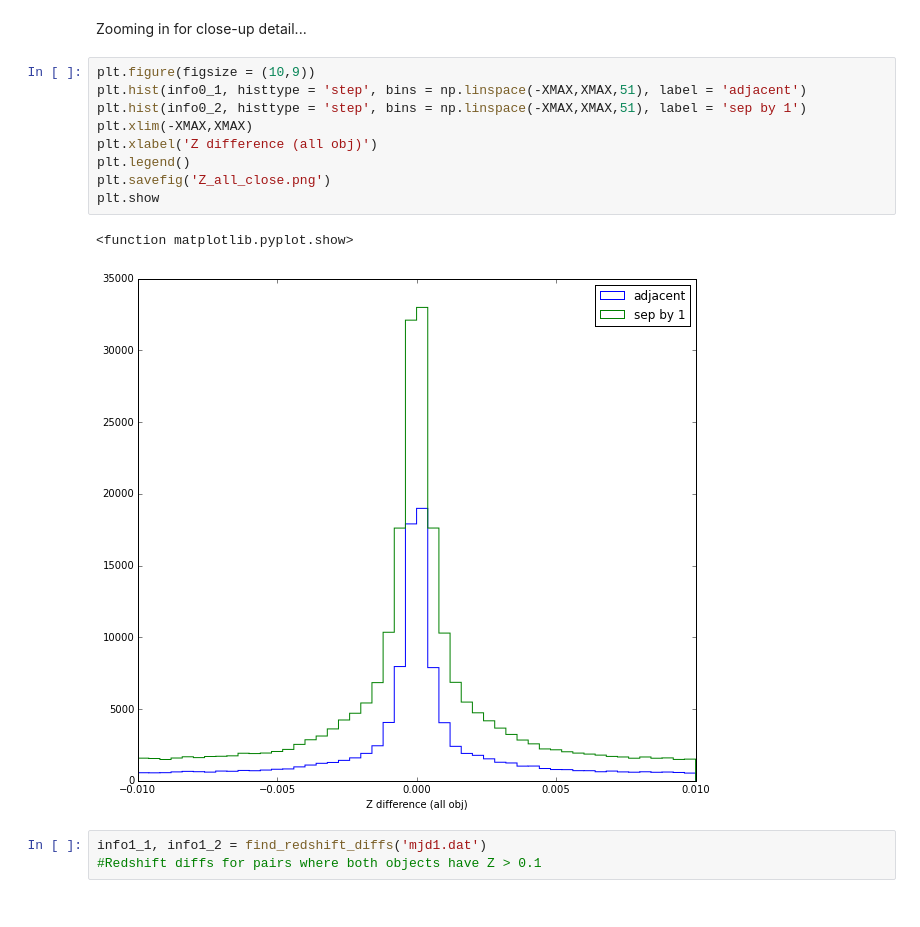
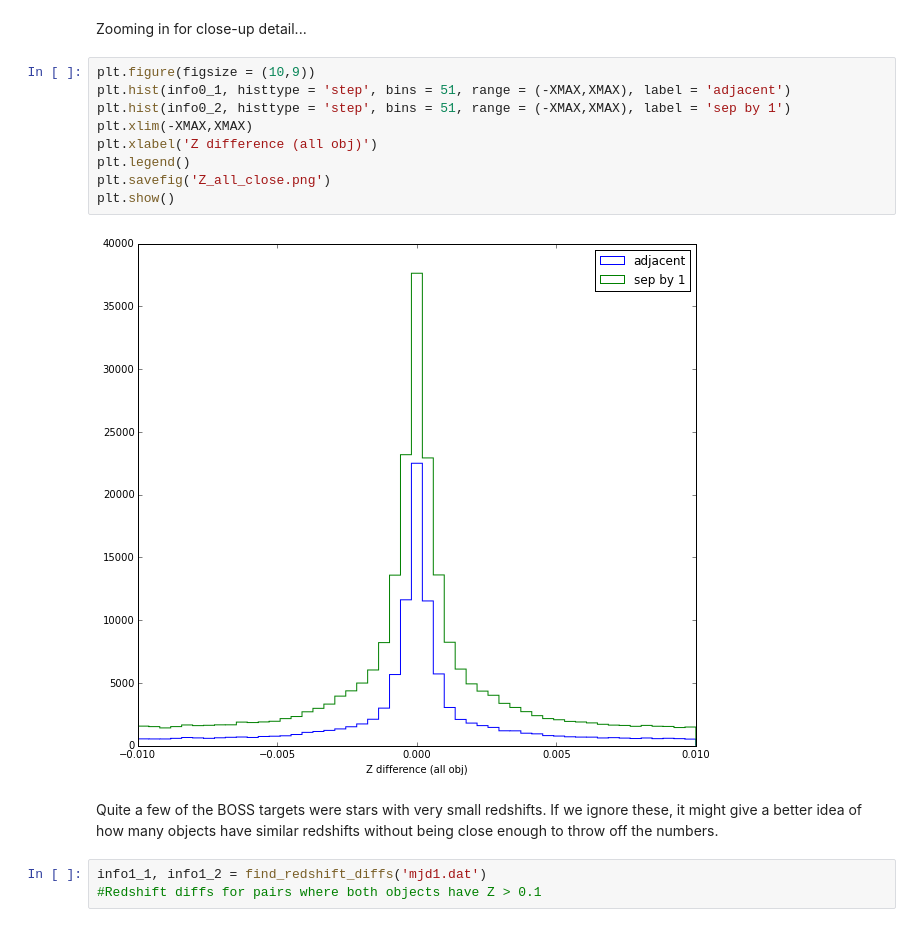
Before and after one commit to kgage/bossghost, a Jupyter notebook: ZChecking.ipynb, the cells around one changed output. Drawn from its saved outputs; the diff is of its cells as text.

```diff
--- a/ZChecking.ipynb
+++ b/ZChecking.ipynb
@@ -71,16 +74,17 @@ plt.show
 Zooming in for close-up detail...
 # %%
 plt.figure(figsize = (10,9))
-plt.hist(info0_1, histtype = 'step', bins = np.linspace(-XMAX,XMAX,51), label = 'adjacent')
-plt.hist(info0_2, histtype = 'step', bins = np.linspace(-XMAX,XMAX,51), label = 'sep by 1')
+plt.hist(info0_1, histtype = 'step', bins = 51, range = (-XMAX,XMAX), label = 'adjacent')
+plt.hist(info0_2, histtype = 'step', bins = 51, range = (-XMAX,XMAX), label = 'sep by 1')
 plt.xlim(-XMAX,XMAX)
 plt.xlabel('Z difference (all obj)')
 plt.legend()
 plt.savefig('Z_all_close.png')
-plt.show
+plt.show()
 # %% [output]
-<function matplotlib.pyplot.show>
-[figure, old version]
+[figure, new version]
+# %% [markdown]
+Quite a few of the BOSS targets were stars with very small redshifts. If we ignore these, it might give a better idea of how many objects have similar redshifts without being close enough to throw off the numbers.
 # %%
 info1_1, info1_2 = find_redshift_diffs('mjd1.dat')
 #Redshift diffs for pairs where both objects have Z > 0.1
```
Also changed, not shown: parts of 14 cells of this notebook.
